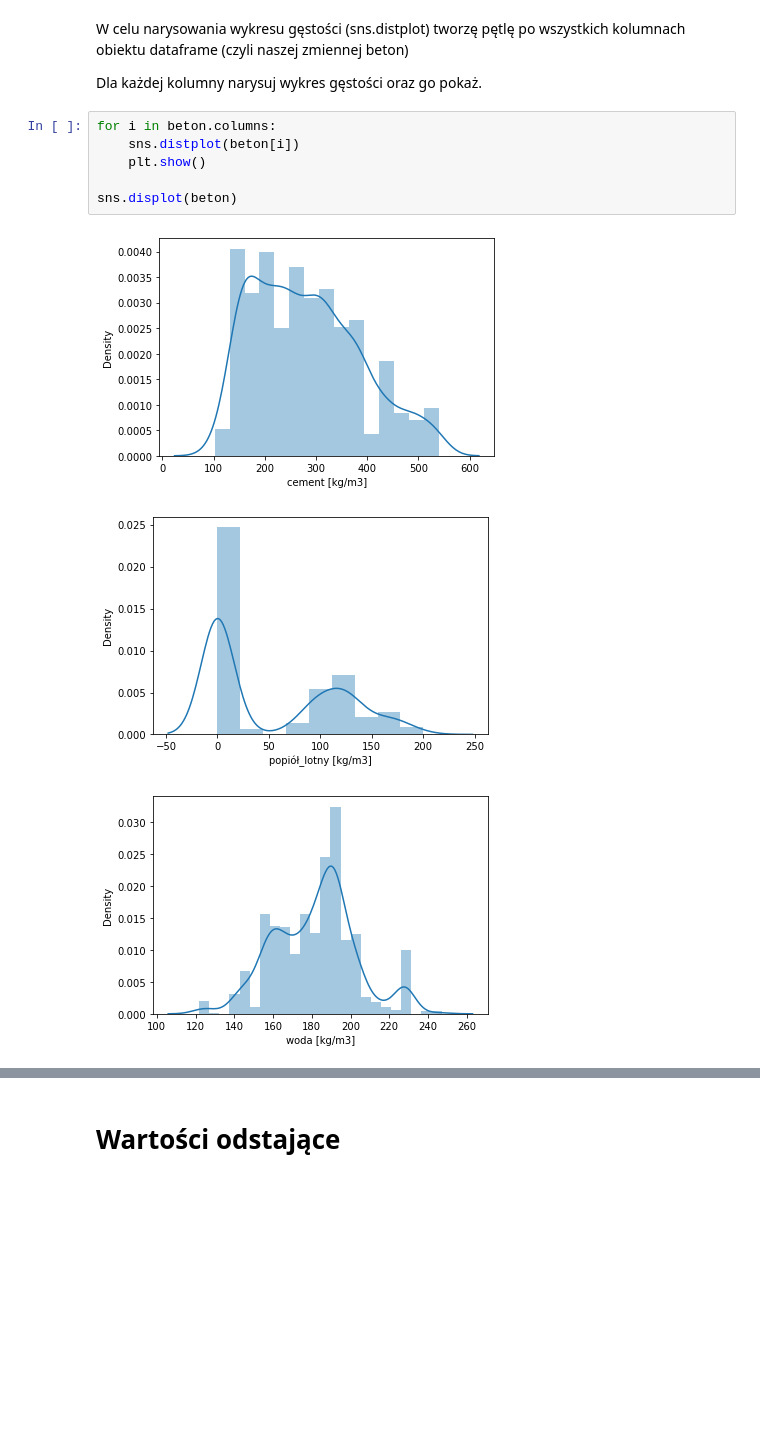
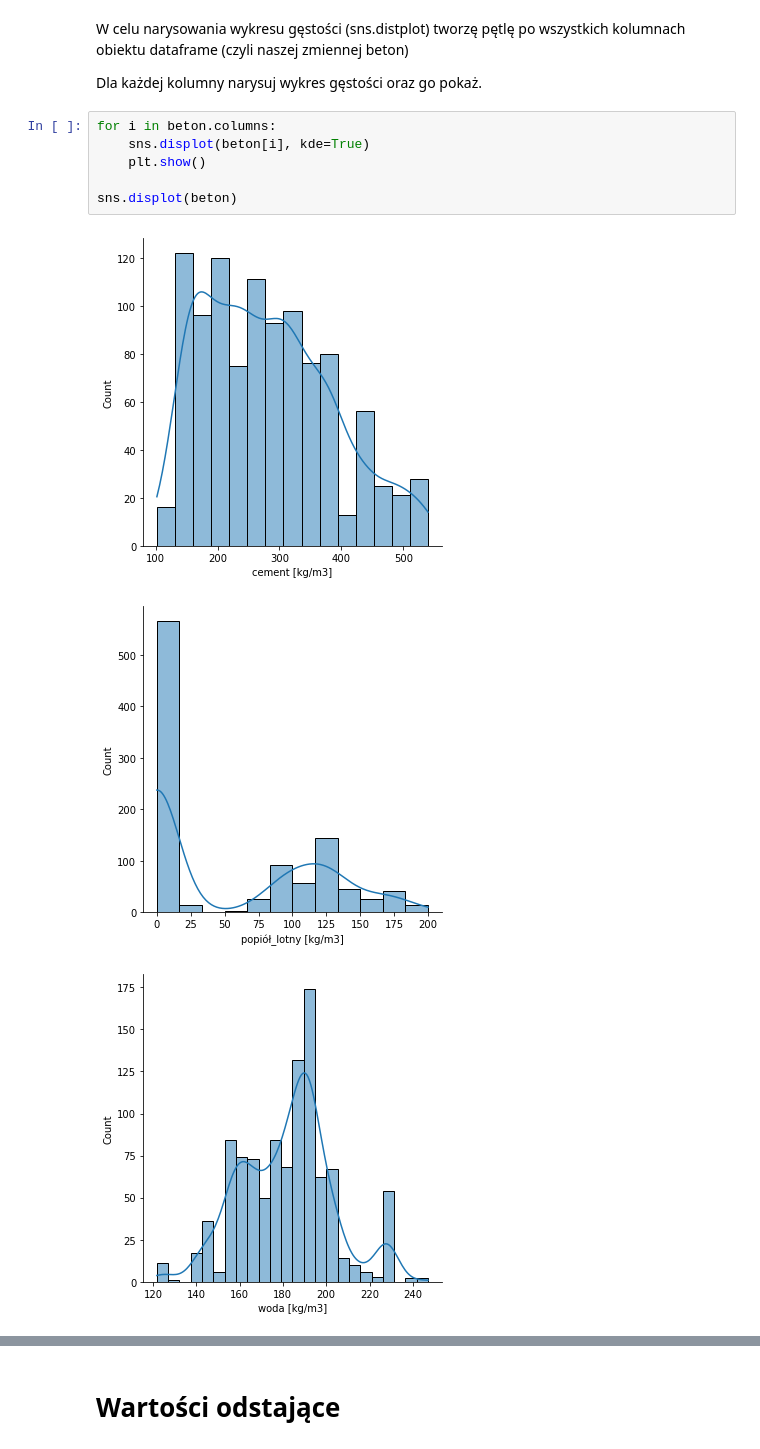
Before and after one commit to brownmilleryt/concrete-strenght-calculator, a Jupyter notebook: _Predykcja.ipynb, the cells around one changed output, grey strips where cells are left out. Cells and saved outputs as stored; diff of their text form; blank space fills up the shorter version.

```diff
--- a/_Predykcja.ipynb
+++ b/_Predykcja.ipynb
@@ -105,11 +105,11 @@ W celu narysowania wykresu gęstości (sns.distplot) tworzę pętlę po wszystki
 Dla każdej kolumny narysuj wykres gęstości oraz go pokaż.
 # %%
 for i in beton.columns:
-    sns.distplot(beton[i])
+    sns.displot(beton[i], kde=True)
     plt.show()
 
 sns.displot(beton)
 # %% [output]
-[figure, old version]
+[figure, new version]
-[figure, old version]
+[figure, new version]
-[figure, old version]
+[figure, new version]
```
Also changed, not shown: parts of 10 cells of this notebook.
